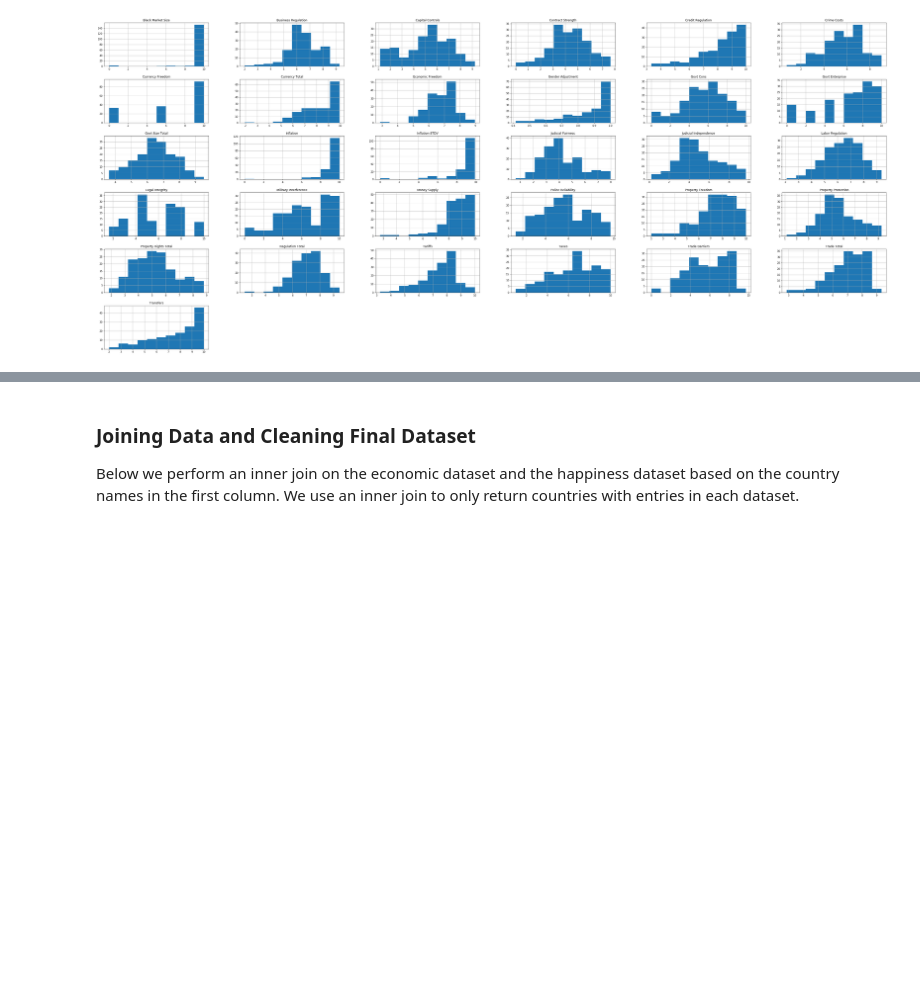
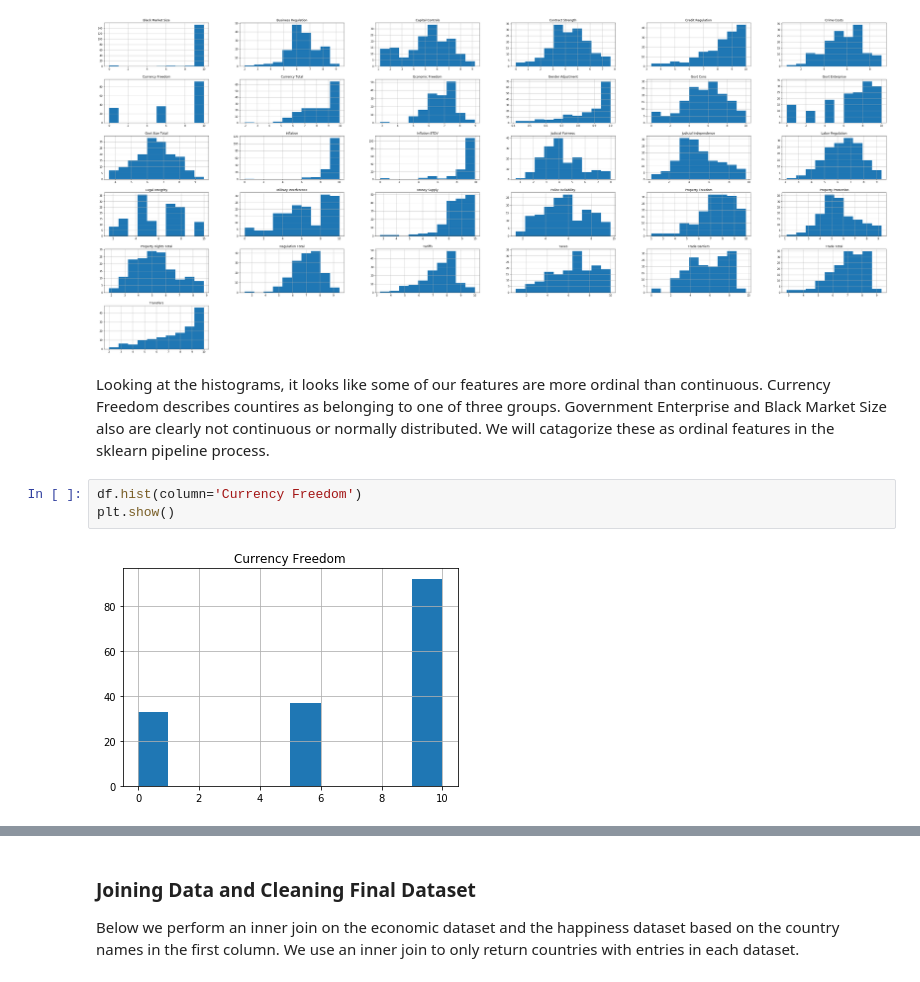
Before and after one commit to Thybony/World_Happiness_Regression, a Jupyter notebook: The_Happiness_Regression (1).ipynb, the cells around one changed output, grey strips where cells are left out. Saved outputs shown, nothing was run; the diff lists cells and outputs as text; blank space fills up the shorter version.

```diff
--- a/The_Happiness_Regression (1).ipynb
+++ b/The_Happiness_Regression (1).ipynb
@@ -273,3 +273,10 @@ df.hist(bins=10, figsize=(56,24), layout=(6,-1))
 plt.show()
 # %% [output]
 [figure]
+# %% [markdown]
+Looking at the histograms, it looks like some of our features are more ordinal than continuous. Currency Freedom describes countires as belonging to one of three groups. Government Enterprise and Black Market Size also are clearly not continuous or normally distributed. We will catagorize these as ordinal features in the sklearn pipeline process.
+# %%
+df.hist(column='Currency Freedom')
+plt.show()
+# %% [output]
+[figure, added]
```
Also changed, not shown: parts of 42 cells of this notebook.
